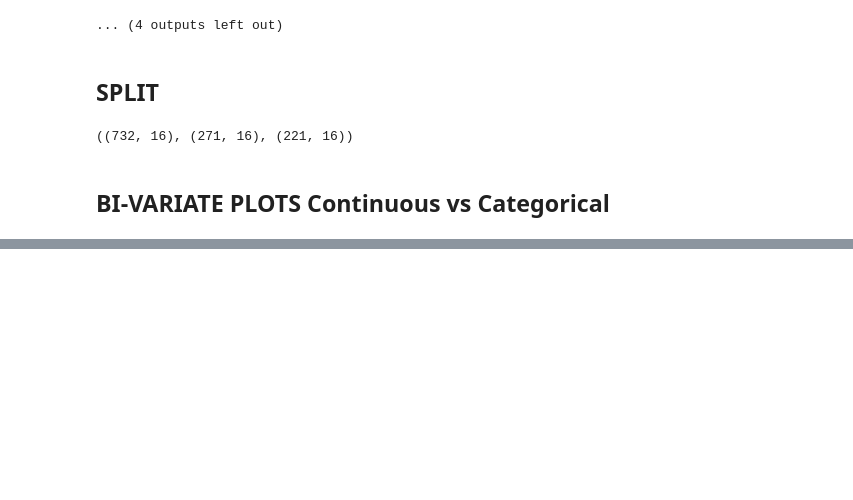
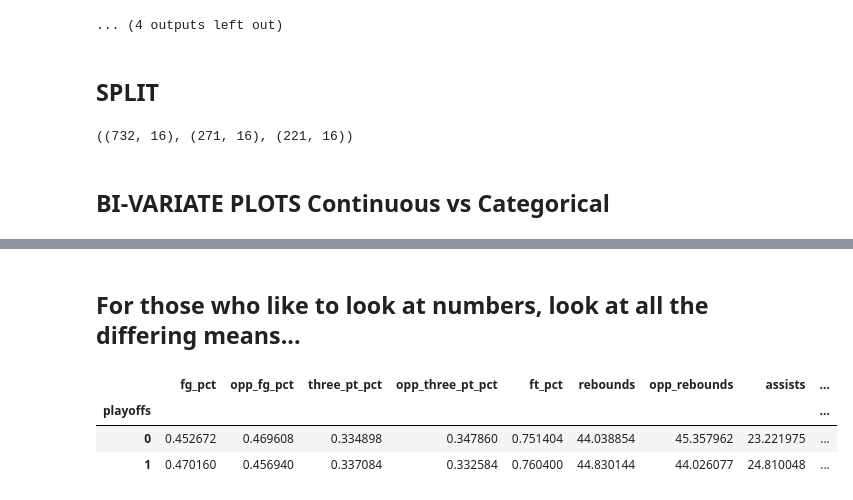
Before and after one commit to RichardAlcabes22/nba_project, a Jupyter notebook: final_nba_project.ipynb, the cells around one changed output, grey strips where cells are left out. Cells and saved outputs as stored; diff of their text form; code cells hidden in the pictures; blank space fills up the shorter version.

```diff
--- a/final_nba_project.ipynb
+++ b/final_nba_project.ipynb
@@ -118,0 +144,10 @@ plt.show()
+# %% [markdown]
+## For those who like to look at numbers, look at all the differing means...
+# %%
+df_mean_by_playoffs = train.groupby(by='playoffs').mean()
+df_mean_by_playoffs
+# %% [output]
+|  | fg_pct | opp_fg_pct | three_pt_pct | opp_three_pt_pct | ft_pct | rebounds | opp_rebounds | assists | ... |
+| playoffs |  |  |  |  |  |  |  |  | ... |
+| 0 | 0.452672 | 0.469608 | 0.334898 | 0.347860 | 0.751404 | 44.038854 | 45.357962 | 23.221975 | ... |
+| 1 | 0.470160 | 0.456940 | 0.337084 | 0.332584 | 0.760400 | 44.830144 | 44.026077 | 24.810048 | ... |
```
Also changed, not shown: parts of 47 cells of this notebook, 4 other files.
